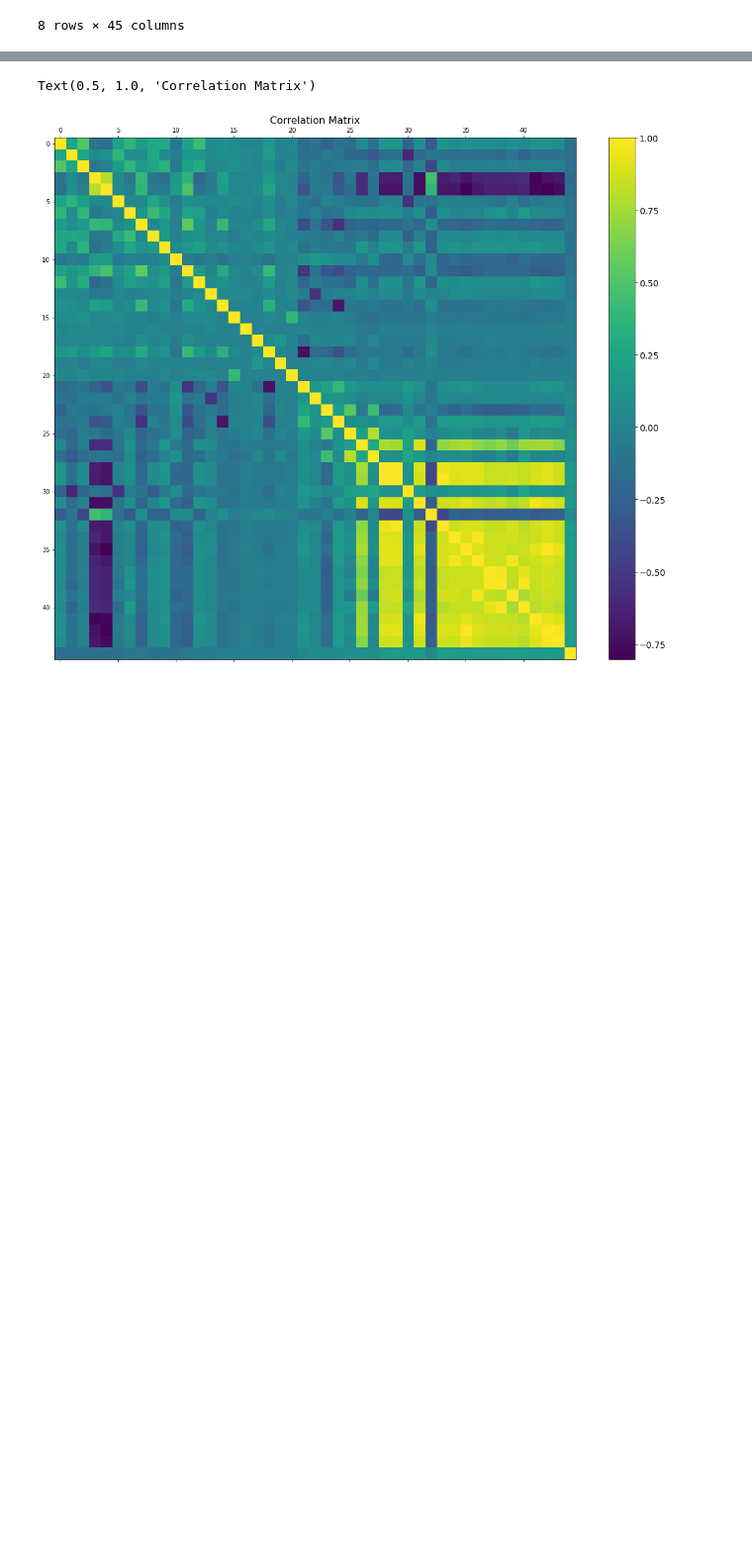
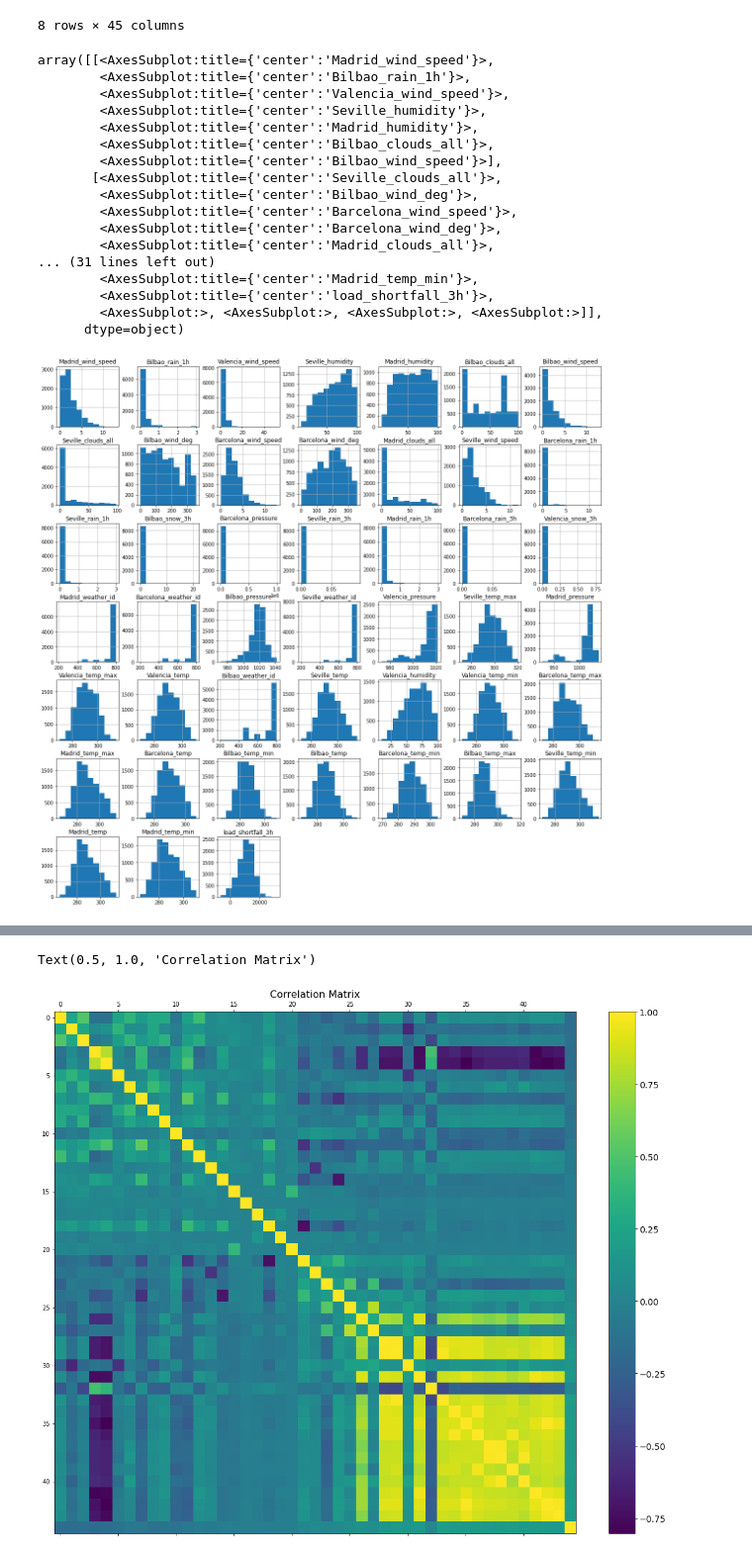
Before and after one commit to ObengKojo23/TEAM-NM1, a Jupyter notebook: starter-notebook.ipynb, the cells around one changed output, grey strips where cells are left out. Shown at 99% size. Cells and saved outputs as stored; diff of their text form; code cells hidden in the pictures; blank space fills up the shorter version.

```diff
--- a/starter-notebook.ipynb
+++ b/starter-notebook.ipynb
@@ -124,3 +148,21 @@ test_df.head()
+# %%
+cont_features = ['Madrid_wind_speed',  'Bilbao_rain_1h',
+                 'Valencia_wind_speed', 'Seville_humidity', 'Madrid_humidity',
+                 'Bilbao_clouds_all', 'Bilbao_wind_speed', 'Seville_clouds_all',
+                 'Bilbao_wind_deg', 'Barcelona_wind_speed', 'Barcelona_wind_deg',
+                 'Madrid_clouds_all', 'Seville_wind_speed', 'Barcelona_rain_1h',
+                 'Seville_rain_1h', 'Bilbao_snow_3h',
+                 'Barcelona_pressure', 'Seville_rain_3h', 'Madrid_rain_1h',
+                 'Barcelona_rain_3h', 'Valencia_snow_3h', 'Madrid_weather_id',
+                 'Barcelona_weather_id', 'Bilbao_pressure', 'Seville_weather_id',
+                 'Valencia_pressure', 'Seville_temp_max', 'Madrid_pressure',
+                 'Valencia_temp_max', 'Valencia_temp', 'Bilbao_weather_id',
+                 'Seville_temp', 'Valencia_humidity', 'Valencia_temp_min',
+                 'Barcelona_temp_max', 'Madrid_temp_max', 'Barcelona_temp',
+                 'Bilbao_temp_min', 'Bilbao_temp', 'Barcelona_temp_min',
+                 'Bilbao_temp_max', 'Seville_temp_min', 'Madrid_temp', 'Madrid_temp_min',
+                 'load_shortfall_3h']
+cat_features = ['Valencia_wind_deg', 'Seville_pressure']
 # %%
 # look at data statistics
 train_df.info()
@@ -157,6 +237,28 @@ train_df.describe()
 | 75% | 3.333333 | 0.100000 | 3.666667 | 82.000000 | 78.666667 | ... |
 | max | 13.000000 | 3.000000 | 52.000000 | 100.000000 | 100.000000 | ... |
 8 rows × 45 columns
+# %%
+# plot relevant feature interactions
+train_df[cont_features].hist(figsize=(20,20))
+# %% [output]
+array([[<AxesSubplot:title={'center':'Madrid_wind_speed'}>,
+        <AxesSubplot:title={'center':'Bilbao_rain_1h'}>,
+        <AxesSubplot:title={'center':'Valencia_wind_speed'}>,
+        <AxesSubplot:title={'center':'Seville_humidity'}>,
+        <AxesSubplot:title={'center':'Madrid_humidity'}>,
+        <AxesSubplot:title={'center':'Bilbao_clouds_all'}>,
+        <AxesSubplot:title={'center':'Bilbao_wind_speed'}>],
+       [<AxesSubplot:title={'center':'Seville_clouds_all'}>,
+        <AxesSubplot:title={'center':'Bilbao_wind_deg'}>,
+        <AxesSubplot:title={'center':'Barcelona_wind_speed'}>,
+        <AxesSubplot:title={'center':'Barcelona_wind_deg'}>,
+        <AxesSubplot:title={'center':'Madrid_clouds_all'}>,
+... (31 lines left out)
+        <AxesSubplot:title={'center':'Madrid_temp_min'}>,
+        <AxesSubplot:title={'center':'load_shortfall_3h'}>,
+        <AxesSubplot:>, <AxesSubplot:>, <AxesSubplot:>, <AxesSubplot:>]],
+      dtype=object)
+[figure, added]
 # %%
 # evaluate correlation
 train_df.corr()
```
Also changed, not shown: parts of 6 cells of this notebook.
